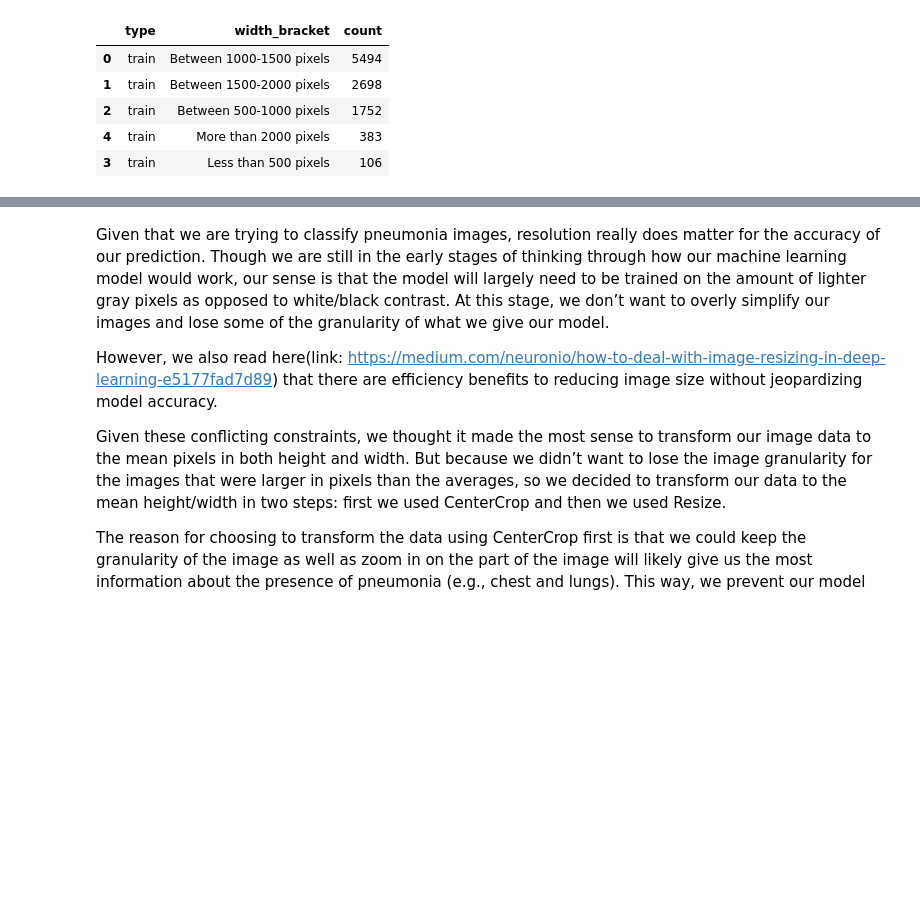
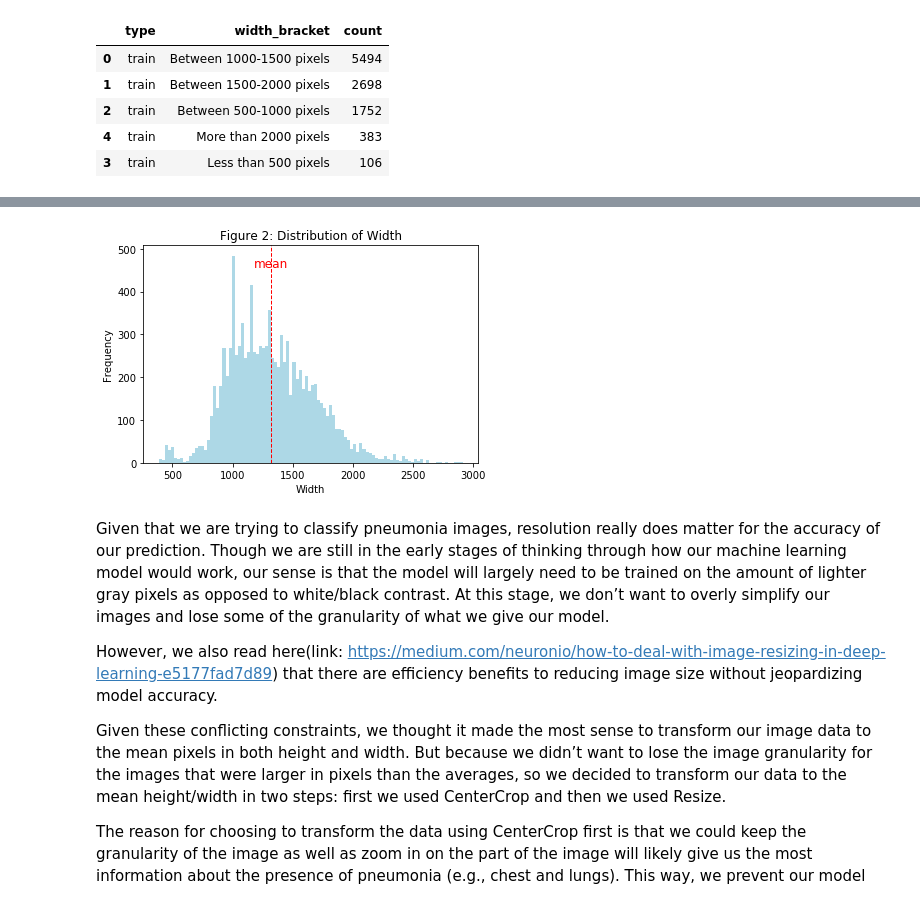
Before and after one commit to jgibson517/silent-p, a Jupyter notebook: checkpoint_1.ipynb, the cells around one changed output, grey strips where cells are left out. Drawn from its saved outputs; the diff is of its cells as text; code cells hidden in the pictures; blank space fills up the shorter version.

```diff
--- a/checkpoint_1.ipynb
+++ b/checkpoint_1.ipynb
@@ -151,3 +158,14 @@ Similarly, the mean width was 1320 and the standard deviation of the image width
+# %%
+width = train.loc[:, 'width']
+plt.hist(width, bins=100, color='lightblue')
+plt.axvline(width_mean, color='red', linestyle='dashed', linewidth=1)
+plt.text(width_mean, plt.ylim()[1]*0.9, 'mean', color='red', fontsize=12, ha='center')
+plt.title('Figure 2: Distribution of Width')
+plt.xlabel('Width')
+plt.ylabel('Frequency')
+plt.show()
+# %% [output]
+[figure, added]
 # %% [markdown]
 Given that we are trying to classify pneumonia images, resolution really does matter for the accuracy of our prediction. Though we are still in the early stages of thinking through how our machine learning model would work, our sense is that the model will largely need to be trained on the amount of lighter gray pixels as opposed to white/black contrast. At this stage, we don’t want to overly simplify our images and lose some of the granularity of what we give our model.
 
```
Also changed, not shown: parts of 15 cells of this notebook.
